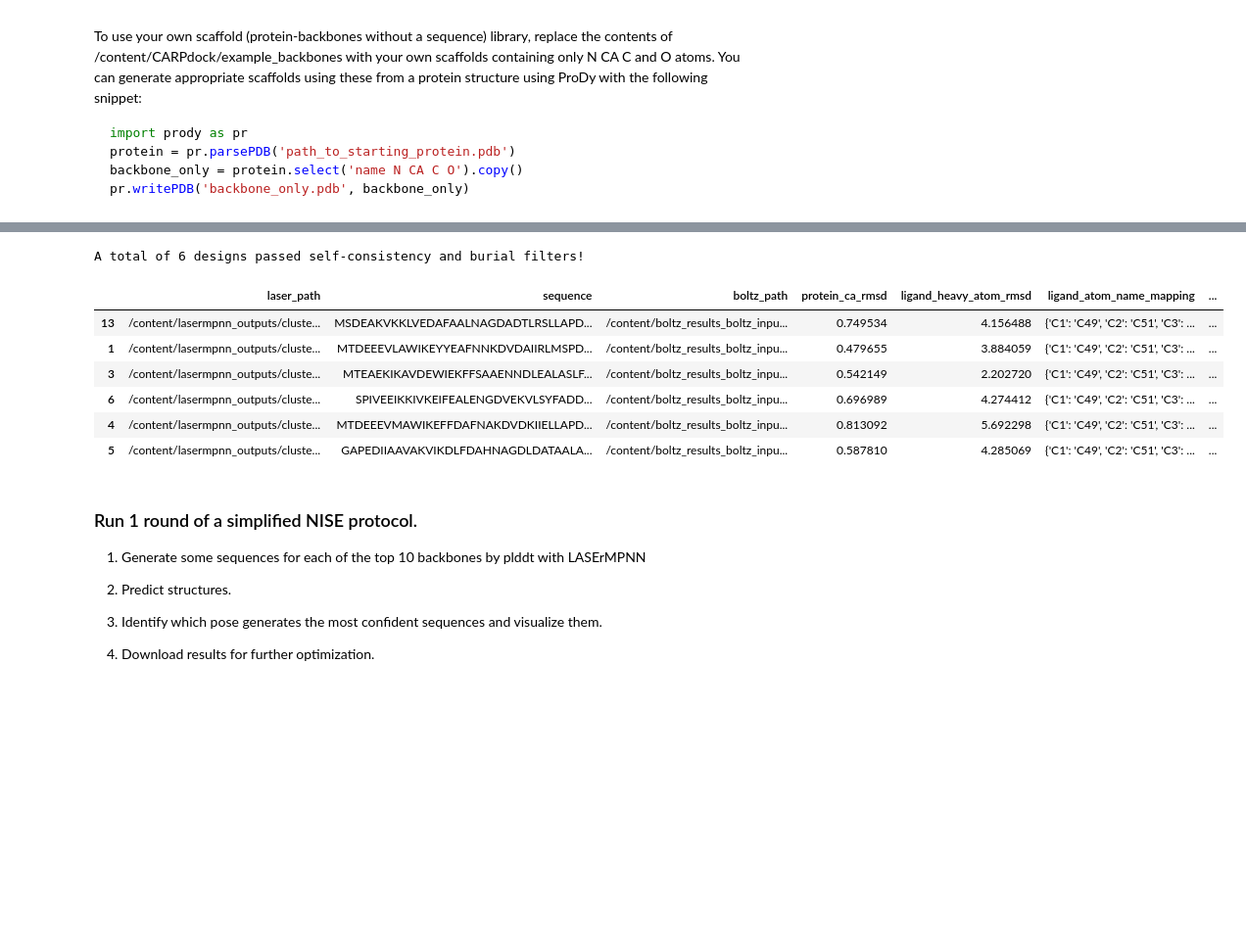
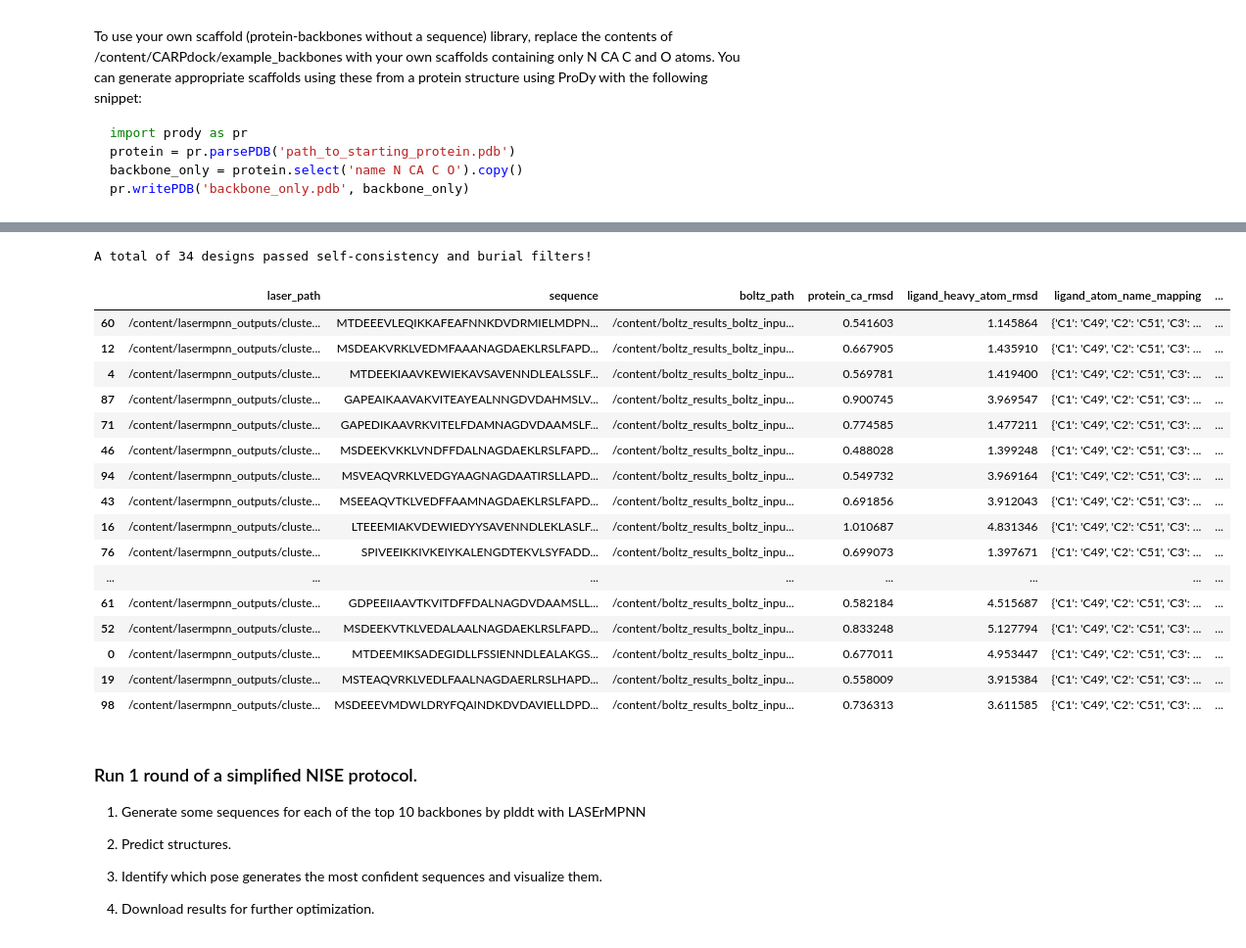
Before and after one commit to benf549/CARPdock, a Jupyter notebook: run_CARPdock.ipynb, the cells around one changed output, grey strips where cells are left out. Shown at 98% size. Saved outputs shown, nothing was run; the diff lists cells and outputs as text; code cells hidden in the pictures; blank space fills up the shorter version.

```diff
--- a/run_CARPdock.ipynb
+++ b/run_CARPdock.ipynb
@@ -547,30 +544,40 @@ df
 # %%
 # @title Filter CARPdock poses for self-consistency.
 
 # Select for low protein RMSD, buried ligand (low solvent accessible surface area), and moderately low RMSD to the input
 # (if few designs pass the ligand RMSD filter, comment it out since since self-consistency can be optimized later in NISE)
 # You can also add additional problem-specific filters here.
 
 df_filtered = df[
     (df.protein_ca_rmsd < 1.5) &  # Select for protien self-consistency to stay close to the input structure.
-    #(df.ligand_solvent_accessible_surface_area < df.ligand_solvent_accessible_surface_area.quantile(0.25)) & # Enforce that selected pose is in the top quartile most buried.
+    (df.ligand_solvent_accessible_surface_area < df.ligand_solvent_accessible_surface_area.quantile(0.25)) & # Enforce that selected pose is in the top quartile most buried.
     (df.ligand_heavy_atom_rmsd < 6.0) # Ligand RMSD Check, not very strict.
 ].sort_values('ligand_plddt', ascending=False).copy() # Finally, sort by ligand_plddt
 
 if len(df_filtered) == 0:
   raise ValueError("No designs passed filters, adjust the filter criteria in the code block above and rerun the cell or search more exhaustively by adjusting the CARPdock parameters (particularly num_ligand_rotations and number_of_backbones_to_screen).")
 
 print(f'A total of {len(df_filtered)} designs passed self-consistency and burial filters!')
 df_filtered
 # %% [output]
-A total of 6 designs passed self-consistency and burial filters!
+A total of 34 designs passed self-consistency and burial filters!
 |  | laser_path | sequence | boltz_path | protein_ca_rmsd | ligand_heavy_atom_rmsd | ligand_atom_name_mapping | ... |
-| 13 | /content/lasermpnn_outputs/cluste... | MSDEAKVKKLVEDAFAALNAGDADTLRSLLAPD... | /content/boltz_results_boltz_inpu... | 0.749534 | 4.156488 | {'C1': 'C49', 'C2': 'C51', 'C3': ... | ... |
-| 1 | /content/lasermpnn_outputs/cluste... | MTDEEEVLAWIKEYYEAFNNKDVDAIIRLMSPD... | /content/boltz_results_boltz_inpu... | 0.479655 | 3.884059 | {'C1': 'C49', 'C2': 'C51', 'C3': ... | ... |
-| 3 | /content/lasermpnn_outputs/cluste... | MTEAEKIKAVDEWIEKFFSAAENNDLEALASLF... | /content/boltz_results_boltz_inpu... | 0.542149 | 2.202720 | {'C1': 'C49', 'C2': 'C51', 'C3': ... | ... |
-| 6 | /content/lasermpnn_outputs/cluste... | SPIVEEIKKIVKEIFEALENGDVEKVLSYFADD... | /content/boltz_results_boltz_inpu... | 0.696989 | 4.274412 | {'C1': 'C49', 'C2': 'C51', 'C3': ... | ... |
-| 4 | /content/lasermpnn_outputs/cluste... | MTDEEEVMAWIKEFFDAFNAKDVDKIIELLAPD... | /content/boltz_results_boltz_inpu... | 0.813092 | 5.692298 | {'C1': 'C49', 'C2': 'C51', 'C3': ... | ... |
-| 5 | /content/lasermpnn_outputs/cluste... | GAPEDIIAAVAKVIKDLFDAHNAGDLDATAALA... | /content/boltz_results_boltz_inpu... | 0.587810 | 4.285069 | {'C1': 'C49', 'C2': 'C51', 'C3': ... | ... |
+| 60 | /content/lasermpnn_outputs/cluste... | MTDEEEVLEQIKKAFEAFNNKDVDRMIELMDPN... | /content/boltz_results_boltz_inpu... | 0.541603 | 1.145864 | {'C1': 'C49', 'C2': 'C51', 'C3': ... | ... |
+| 12 | /content/lasermpnn_outputs/cluste... | MSDEAKVRKLVEDMFAAANAGDAEKLRSLFAPD... | /content/boltz_results_boltz_inpu... | 0.667905 | 1.435910 | {'C1': 'C49', 'C2': 'C51', 'C3': ... | ... |
+| 4 | /content/lasermpnn_outputs/cluste... | MTDEEKIAAVKEWIEKAVSAVENNDLEALSSLF... | /content/boltz_results_boltz_inpu... | 0.569781 | 1.419400 | {'C1': 'C49', 'C2': 'C51', 'C3': ... | ... |
+| 87 | /content/lasermpnn_outputs/cluste... | GAPEAIKAAVAKVITEAYEALNNGDVDAHMSLV... | /content/boltz_results_boltz_inpu... | 0.900745 | 3.969547 | {'C1': 'C49', 'C2': 'C51', 'C3': ... | ... |
+| 71 | /content/lasermpnn_outputs/cluste... | GAPEDIKAAVRKVITELFDAMNAGDVDAAMSLF... | /content/boltz_results_boltz_inpu... | 0.774585 | 1.477211 | {'C1': 'C49', 'C2': 'C51', 'C3': ... | ... |
+| 46 | /content/lasermpnn_outputs/cluste... | MSDEEKVKKLVNDFFDALNAGDAEKLRSLFAPD... | /content/boltz_results_boltz_inpu... | 0.488028 | 1.399248 | {'C1': 'C49', 'C2': 'C51', 'C3': ... | ... |
+| 94 | /content/lasermpnn_outputs/cluste... | MSVEAQVRKLVEDGYAAGNAGDAATIRSLLAPD... | /content/boltz_results_boltz_inpu... | 0.549732 | 3.969164 | {'C1': 'C49', 'C2': 'C51', 'C3': ... | ... |
+| 43 | /content/lasermpnn_outputs/cluste... | MSEEAQVTKLVEDFFAAMNAGDAEKLRSLFAPD... | /content/boltz_results_boltz_inpu... | 0.691856 | 3.912043 | {'C1': 'C49', 'C2': 'C51', 'C3': ... | ... |
+| 16 | /content/lasermpnn_outputs/cluste... | LTEEEMIAKVDEWIEDYYSAVENNDLEKLASLF... | /content/boltz_results_boltz_inpu... | 1.010687 | 4.831346 | {'C1': 'C49', 'C2': 'C51', 'C3': ... | ... |
+| 76 | /content/lasermpnn_outputs/cluste... | SPIVEEIKKIVKEIYKALENGDTEKVLSYFADD... | /content/boltz_results_boltz_inpu... | 0.699073 | 1.397671 | {'C1': 'C49', 'C2': 'C51', 'C3': ... | ... |
+| ... | ... | ... | ... | ... | ... | ... | ... |
+| 61 | /content/lasermpnn_outputs/cluste... | GDPEEIIAAVTKVITDFFDALNAGDVDAAMSLL... | /content/boltz_results_boltz_inpu... | 0.582184 | 4.515687 | {'C1': 'C49', 'C2': 'C51', 'C3': ... | ... |
+| 52 | /content/lasermpnn_outputs/cluste... | MSDEEKVTKLVEDALAALNAGDAEKLRSLFAPD... | /content/boltz_results_boltz_inpu... | 0.833248 | 5.127794 | {'C1': 'C49', 'C2': 'C51', 'C3': ... | ... |
+| 0 | /content/lasermpnn_outputs/cluste... | MTDEEMIKSADEGIDLLFSSIENNDLEALAKGS... | /content/boltz_results_boltz_inpu... | 0.677011 | 4.953447 | {'C1': 'C49', 'C2': 'C51', 'C3': ... | ... |
+| 19 | /content/lasermpnn_outputs/cluste... | MSTEAQVRKLVEDLFAALNAGDAERLRSLHAPD... | /content/boltz_results_boltz_inpu... | 0.558009 | 3.915384 | {'C1': 'C49', 'C2': 'C51', 'C3': ... | ... |
+| 98 | /content/lasermpnn_outputs/cluste... | MSDEEEVMDWLDRYFQAINDKDVDAVIELLDPD... | /content/boltz_results_boltz_inpu... | 0.736313 | 3.611585 | {'C1': 'C49', 'C2': 'C51', 'C3': ... | ... |
 # %% [markdown]
 ### Run 1 round of a simplified NISE protocol.
 
```
Also changed, not shown: parts of 6 cells of this notebook.
